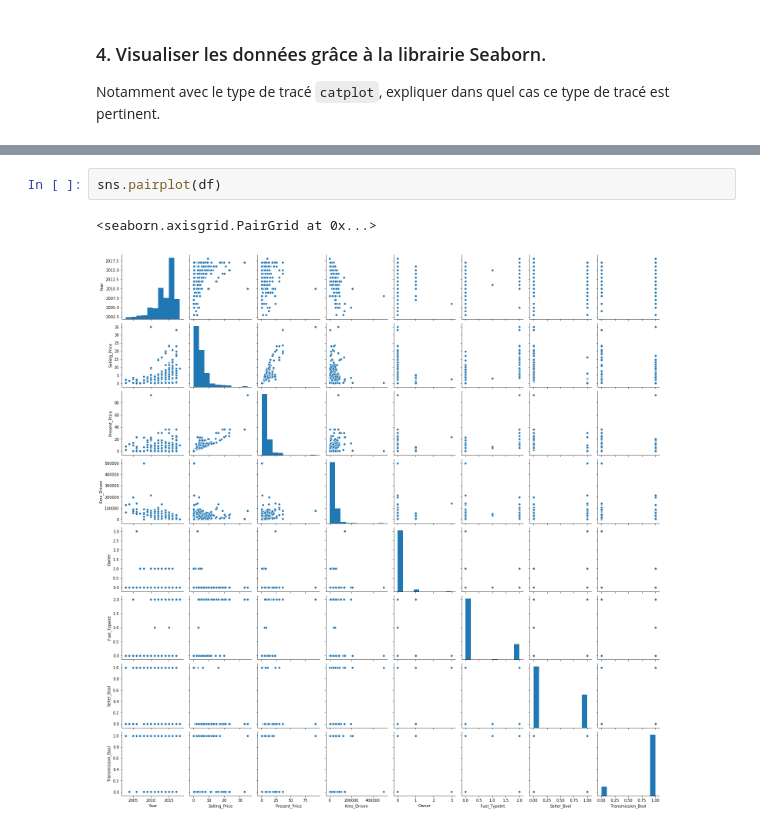
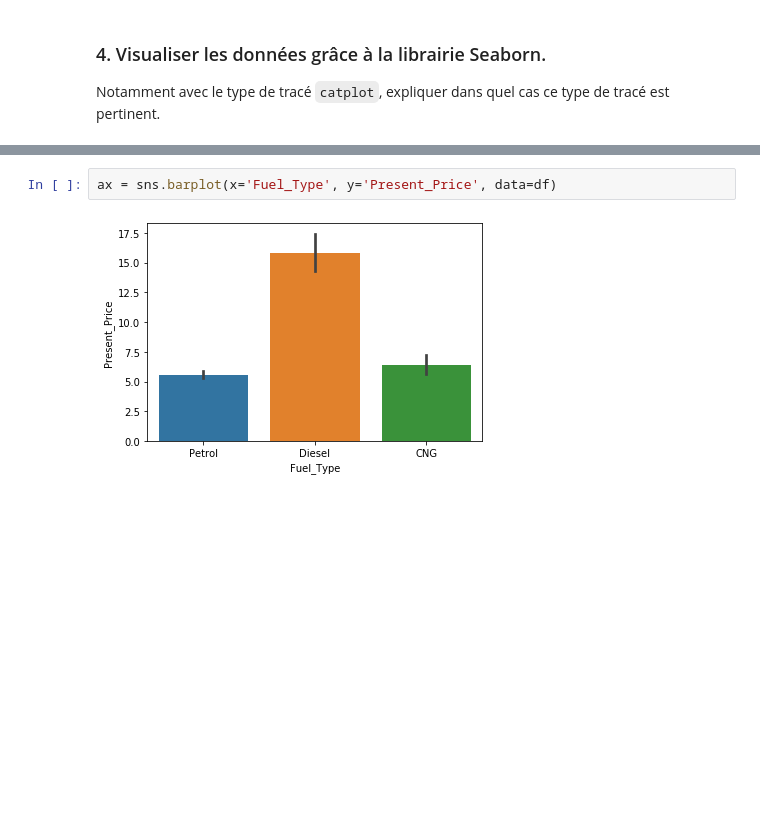
Before and after one commit to ejhb/audit, a Jupyter notebook: 2020-11-02-brief-car/note_booked.ipynb, the cells around one changed output, grey strips where cells are left out. Saved outputs shown, nothing was run; the diff lists cells and outputs as text; blank space fills up the shorter version.

```diff
--- a/2020-11-02-brief-car/note_booked.ipynb
+++ b/2020-11-02-brief-car/note_booked.ipynb
@@ -156,5 +156,4 @@ ax.set(xlim=(3, 8))
-# %%
-sns.pairplot(df)
-# %% [output]
-<seaborn.axisgrid.PairGrid at 0x...>
-[figure, removed]
+# %%
+ax = sns.barplot(x='Fuel_Type', y='Present_Price', data=df)
+# %% [output]
+[figure, added]
```
Also changed, not shown: parts of 5 cells of this notebook.
